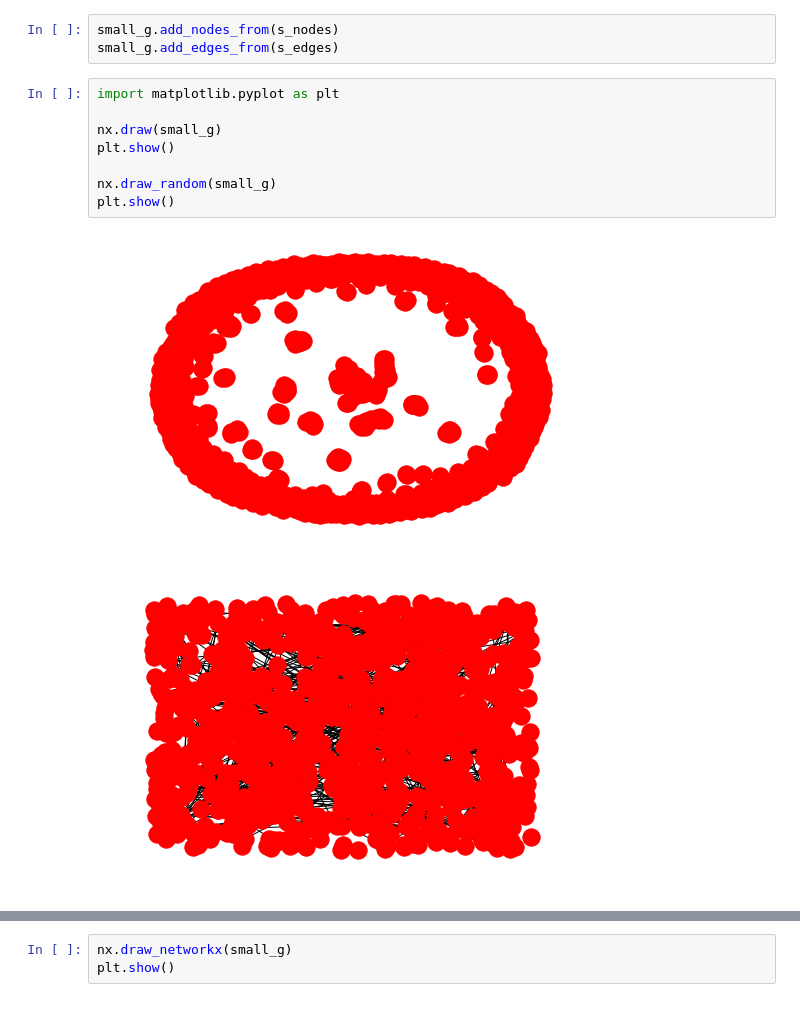
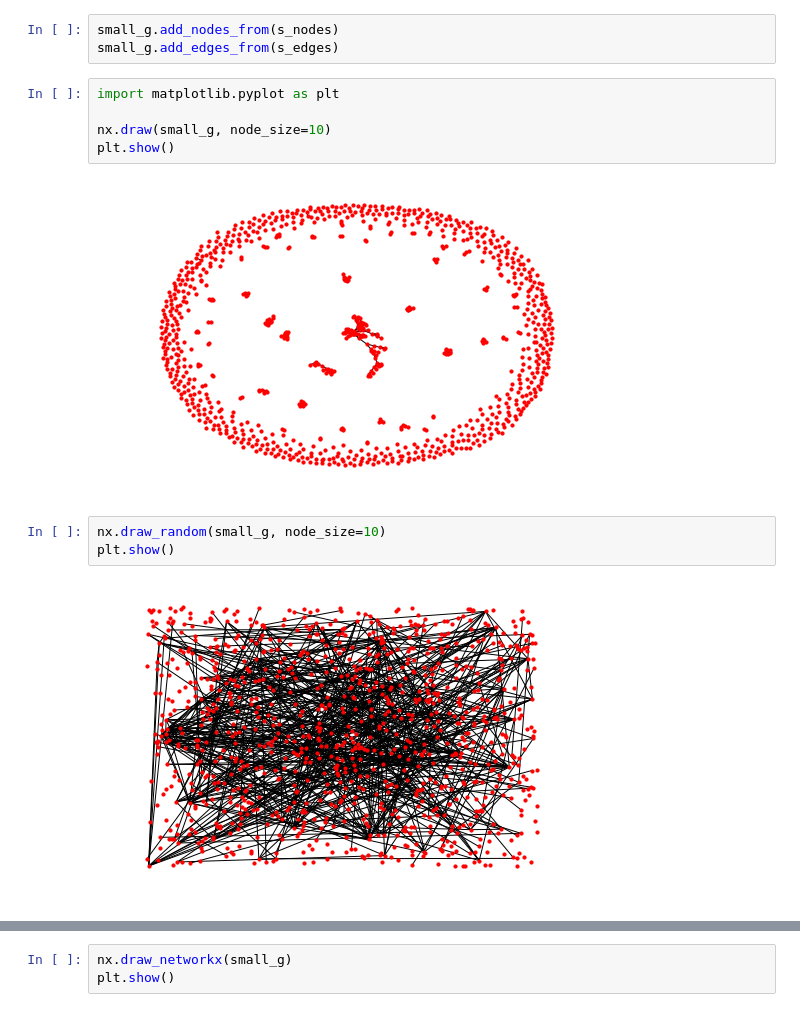
Before and after one commit to pmrukot/data-visualization, a Jupyter notebook: subreddits/networkx.ipynb, the cells around one changed output, grey strips where cells are left out. Saved outputs shown, nothing was run; the diff lists cells and outputs as text.

Commit message:
Add node_size

```diff
--- a/subreddits/networkx.ipynb
+++ b/subreddits/networkx.ipynb
@@ -52,12 +52,13 @@ small_g.add_edges_from(s_edges)
 # %%
 import matplotlib.pyplot as plt
 
-nx.draw(small_g)
+nx.draw(small_g, node_size=10)
 plt.show()
-
-nx.draw_random(small_g)
-plt.show()
 # %% [output]
-[figure, old version]
+[figure, new version]
-[figure, removed]
+# %%
+nx.draw_random(small_g, node_size=10)
+plt.show()
+# %% [output]
+[figure, added]
 # %%
```
Also changed, not shown: parts of 4 cells of this notebook.
